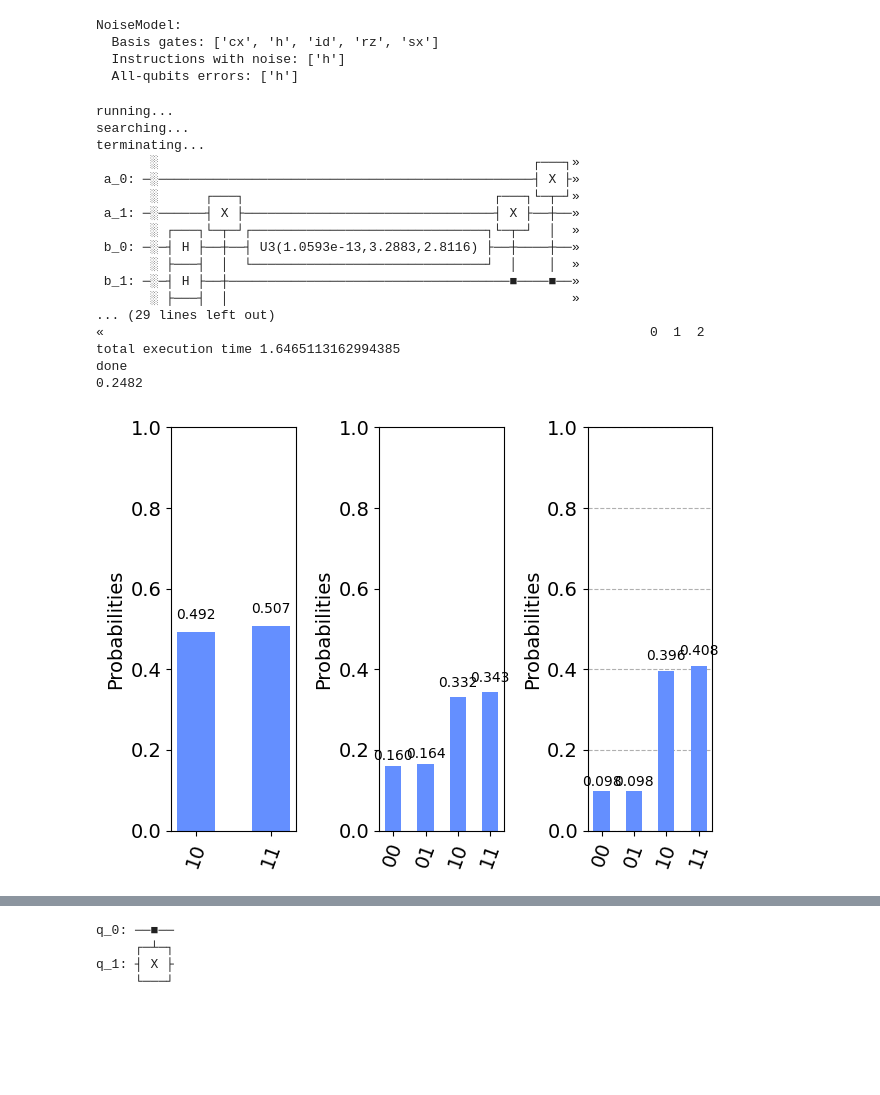
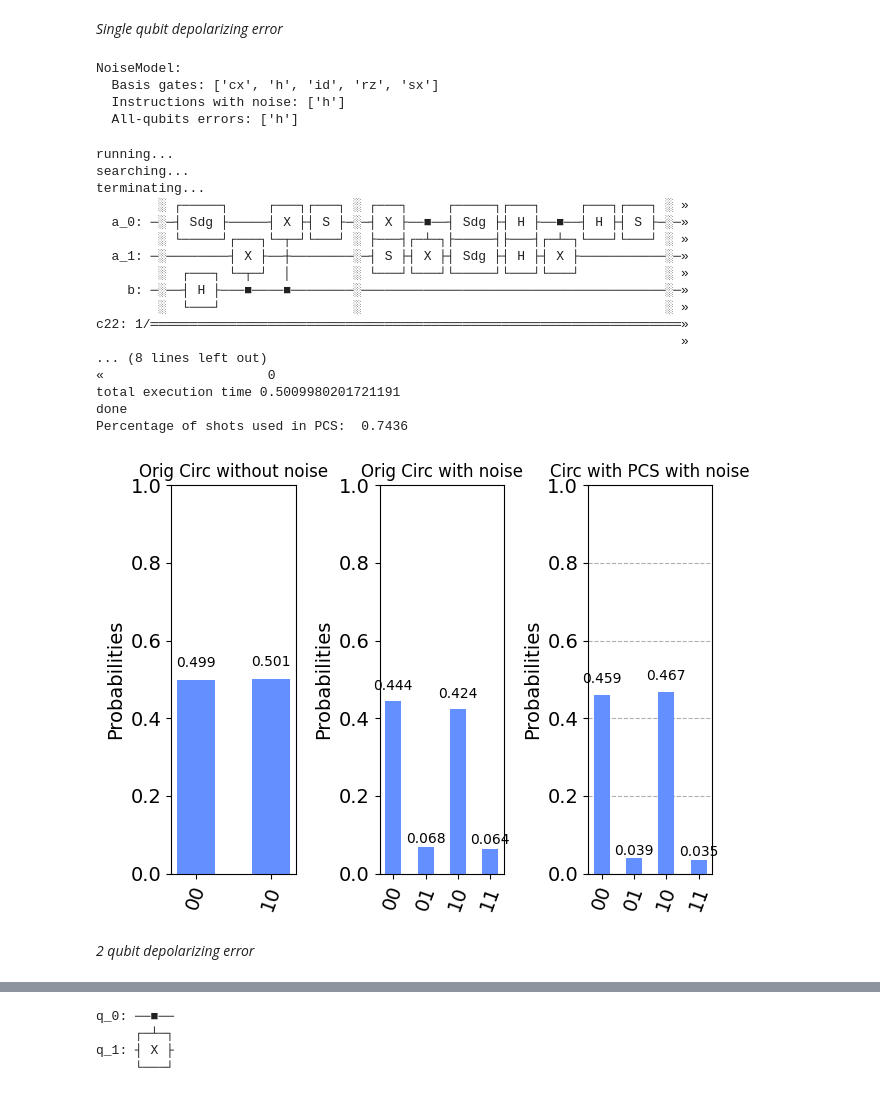
Before and after one commit to rajatchandavar/PCS_noise_mitigation_symmetry, a Jupyter notebook: test_random_cliff_circuit.ipynb, the cells around one changed output, grey strips where cells are left out. Cells and saved outputs as stored; diff of their text form; code cells hidden in the pictures; blank space fills up the shorter version.

```diff
--- a/test_random_cliff_circuit.ipynb
+++ b/test_random_cliff_circuit.ipynb
@@ -45,12 +49,7 @@ def simulate_with_pcs(circ, noise_model, levels, num_shots):
 n_qubits=2
 n_cnots = 2
 
-rep = 3
-# circ = cg.generate_a_random_clifford_circuit(n_qubits, n_cnots, 0)
-circ = QuantumCircuit(n_qubits)
-for i in range(rep):
-    circ.h(0)
-    circ.cnot(0, 1)
-    # circ.x(2)
+circ = cg.generate_a_random_clifford_circuit(n_qubits, n_cnots)
 print(circ)
+plot_histogram(simulate(circ, None, 10000))
 # %% [output]
@@ -62,5 +62,7 @@ q_1: ─────┤ X ├─────┤ X ├─────┤ X ├
+# %% [markdown]
+*Single qubit depolarizing error*
 # %%
-dep_err_channel = depolarizing_error(0.3, 1)
+dep_err_channel = depolarizing_error(0.1, 1)
 noise_model_dep_err = NoiseModel()
 noise_model_dep_err.add_all_qubit_quantum_error(dep_err_channel, 'h')
 print(noise_model_dep_err)
@@ -72,32 +74,37 @@ NoiseModel:
   All-qubits errors: ['h']
 # %%
 noise_model = noise_model_dep_err
-count = simulate_with_pcs(circ, noise_model, 3, num_shots)
-print(sum(count.values())/num_shots)
+count = simulate_with_pcs(circ, noise_model, 1, num_shots)
+print('Percentage of shots used in PCS: ', sum(count.values())/num_shots)
 
 fig, axs = plt.subplots(1, 3)
 plot_histogram(simulate(circ, None, num_shots), ax=axs[0])
+axs[0].set_title('Orig Circ without noise')
 plot_histogram(simulate(circ, noise_model, num_shots), ax=axs[1])
+axs[1].set_title('Orig Circ with noise')
 plot_histogram(count, ax=axs[2])
+axs[2].set_title('Circ with PCS with noise')
 plt.setp(axs, ylim=(0,1))
 fig.tight_layout()
 # %% [output]
 running...
 searching...
 terminating...
-       ░                                                ┌───┐»
- a_0: ─░────────────────────────────────────────────────┤ X ├»
-       ░      ┌───┐                                ┌───┐└─┬─┘»
- a_1: ─░──────┤ X ├────────────────────────────────┤ X ├──┼──»
-       ░ ┌───┐└─┬─┘┌──────────────────────────────┐└─┬─┘  │  »
- b_0: ─░─┤ H ├──┼──┤ U3(1.0593e-13,3.2883,2.8116) ├──┼────┼──»
-       ░ ├───┤  │  └──────────────────────────────┘  │    │  »
- b_1: ─░─┤ H ├──┼────────────────────────────────────■────■──»
-       ░ ├───┤  │                                            »
-... (29 lines left out)
-«                                                                      0  1  2
-total execution time 1.6465113162994385
+        ░ ┌─────┐     ┌───┐┌───┐ ░ ┌───┐     ┌─────┐┌───┐     ┌───┐┌───┐ ░ »
+  a_0: ─░─┤ Sdg ├─────┤ X ├┤ S ├─░─┤ X ├──■──┤ Sdg ├┤ H ├──■──┤ H ├┤ S ├─░─»
+        ░ └─────┘┌───┐└─┬─┘└───┘ ░ ├───┤┌─┴─┐├─────┤├───┤┌─┴─┐└───┘└───┘ ░ »
+  a_1: ─░────────┤ X ├──┼────────░─┤ S ├┤ X ├┤ Sdg ├┤ H ├┤ X ├───────────░─»
+        ░  ┌───┐ └─┬─┘  │        ░ └───┘└───┘└─────┘└───┘└───┘           ░ »
+    b: ─░──┤ H ├───■────■────────░───────────────────────────────────────░─»
+        ░  └───┘                 ░                                       ░ »
+c22: 1/════════════════════════════════════════════════════════════════════»
+                                                                           »
+... (8 lines left out)
+«                     0
+total execution time 0.5009980201721191
 done
-0.2482
+Percentage of shots used in PCS:  0.7436
-[figure, old version]
+[figure, new version]
+# %% [markdown]
+*2 qubit depolarizing error*
 # %%
```
Also changed, not shown: parts of 10 cells of this notebook, 2 other files.
